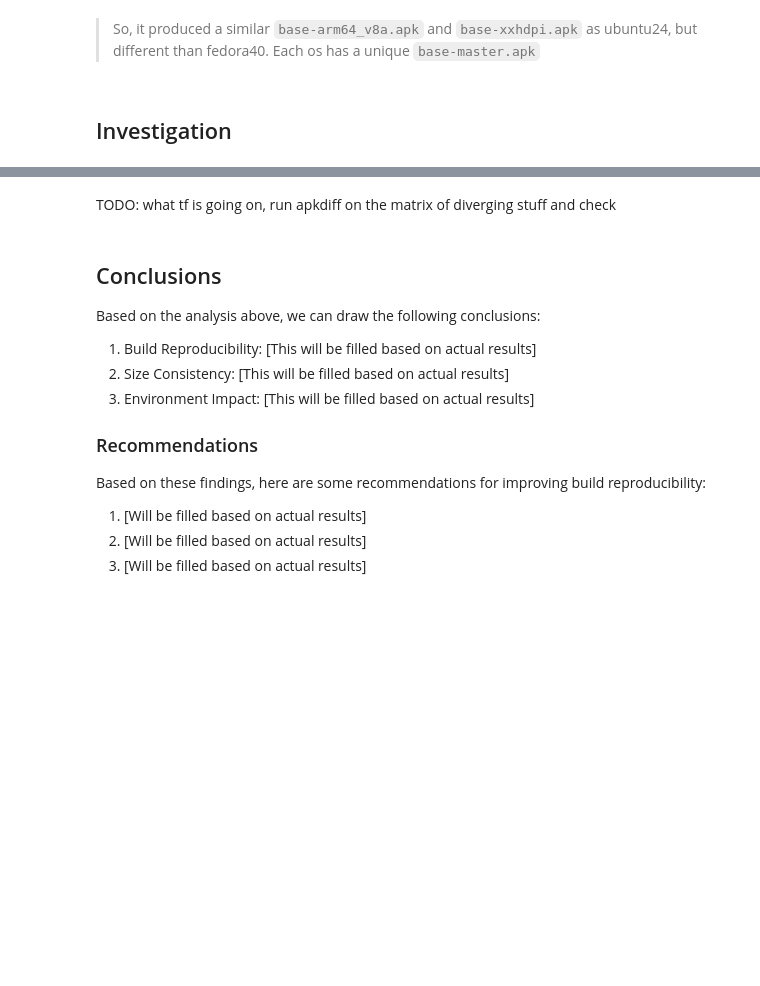
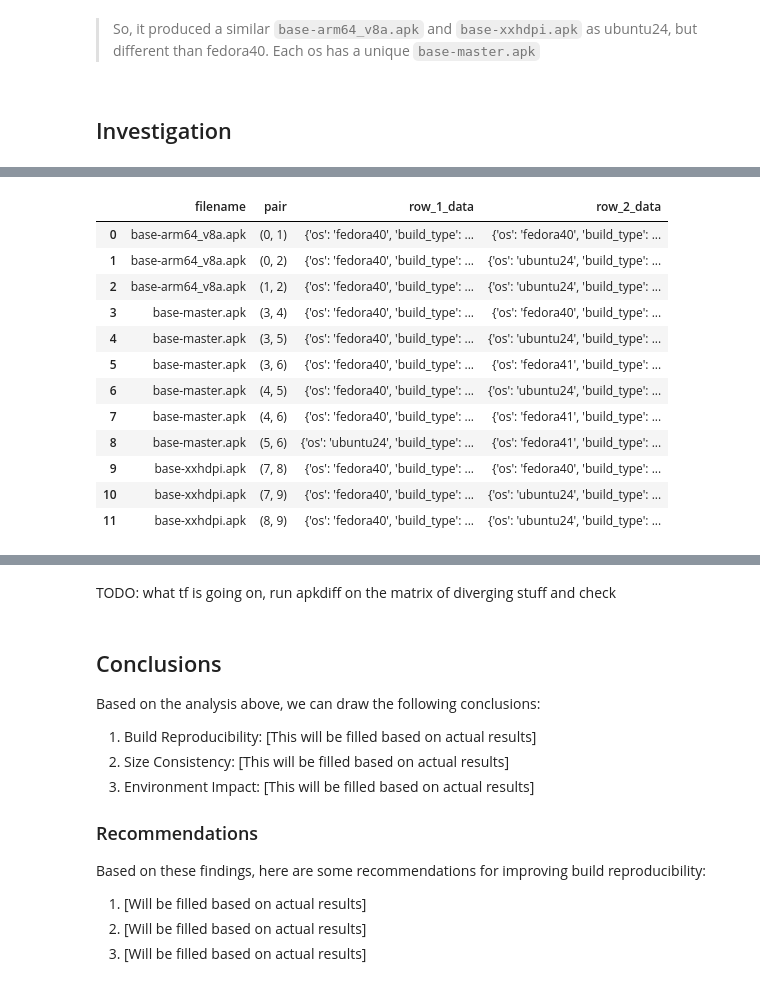
Before and after one commit to TheTechZone/reproducible-tests, a Jupyter notebook: analysis.ipynb, the cells around one changed output, grey strips where cells are left out. Saved outputs shown, nothing was run; the diff lists cells and outputs as text; code cells hidden in the pictures; blank space fills up the shorter version.

```diff
--- a/analysis.ipynb
+++ b/analysis.ipynb
@@ -263,0 +312,38 @@ df[(df["os"] == "fedora41") & (df["local_apk"])][["os", "filename", "filepath",
+# %%
+# Step 1: Group by the 'filename' index level
+grouped = df_unique.groupby("filename")
+
+# Step 2: For each group, generate all pairs of rows (without repetition)
+pairs = []
+for filename, group in grouped:
+    # If the group has more than one row, create combinations of indices
+    if len(group) > 1:
+        # Generate all unique combinations of row indices for this group
+        for index1, index2 in itertools.combinations(group.index, 2):
+            pair_data = {
+                "filename": filename,
+                "pair": (index1, index2),
+                "row_1_data": group.loc[index1].to_dict(),
+                "row_2_data": group.loc[index2].to_dict(),
+            }
+            pairs.append(pair_data)
+
+# Step 3: Convert the list of pairs into a DataFrame
+pairs_df = pd.DataFrame(pairs)
+
+# Show the pairs DataFrame
+pairs_df
+# %% [output]
+|  | filename | pair | row_1_data | row_2_data |
+| 0 | base-arm64_v8a.apk | (0, 1) | {'os': 'fedora40', 'build_type': ... | {'os': 'fedora40', 'build_type': ... |
+| 1 | base-arm64_v8a.apk | (0, 2) | {'os': 'fedora40', 'build_type': ... | {'os': 'ubuntu24', 'build_type': ... |
+| 2 | base-arm64_v8a.apk | (1, 2) | {'os': 'fedora40', 'build_type': ... | {'os': 'ubuntu24', 'build_type': ... |
+| 3 | base-master.apk | (3, 4) | {'os': 'fedora40', 'build_type': ... | {'os': 'fedora40', 'build_type': ... |
+| 4 | base-master.apk | (3, 5) | {'os': 'fedora40', 'build_type': ... | {'os': 'ubuntu24', 'build_type': ... |
+| 5 | base-master.apk | (3, 6) | {'os': 'fedora40', 'build_type': ... | {'os': 'fedora41', 'build_type': ... |
+| 6 | base-master.apk | (4, 5) | {'os': 'fedora40', 'build_type': ... | {'os': 'ubuntu24', 'build_type': ... |
+| 7 | base-master.apk | (4, 6) | {'os': 'fedora40', 'build_type': ... | {'os': 'fedora41', 'build_type': ... |
+| 8 | base-master.apk | (5, 6) | {'os': 'ubuntu24', 'build_type': ... | {'os': 'fedora41', 'build_type': ... |
+| 9 | base-xxhdpi.apk | (7, 8) | {'os': 'fedora40', 'build_type': ... | {'os': 'fedora40', 'build_type': ... |
+| 10 | base-xxhdpi.apk | (7, 9) | {'os': 'fedora40', 'build_type': ... | {'os': 'ubuntu24', 'build_type': ... |
+| 11 | base-xxhdpi.apk | (8, 9) | {'os': 'fedora40', 'build_type': ... | {'os': 'ubuntu24', 'build_type': ... |
```
Also changed, not shown: parts of 11 cells of this notebook, 2 other files.
